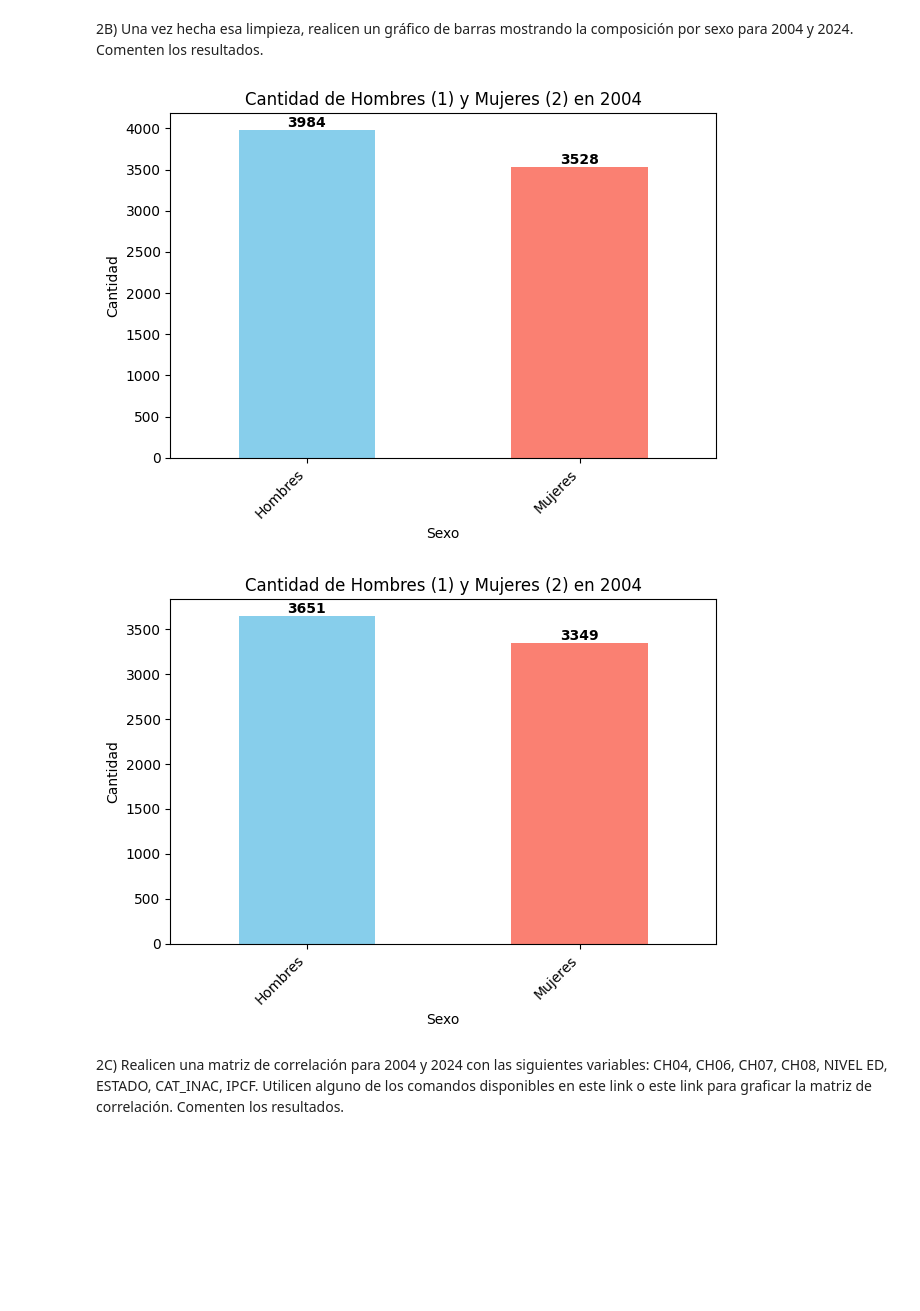
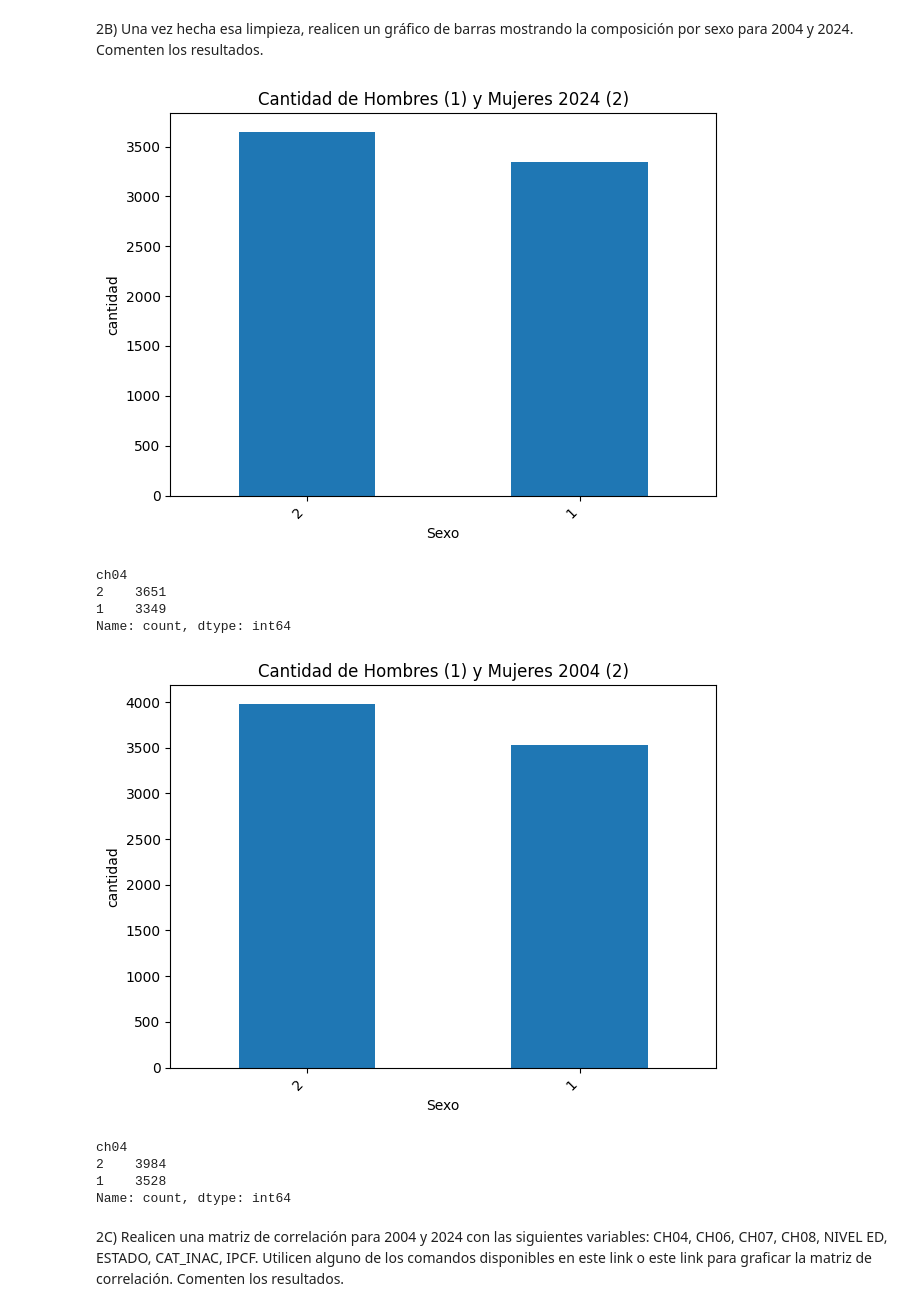
Before and after one commit to fstrejilevich/CC408-T2-5, a Jupyter notebook: TP3Cienciasterminado (2).ipynb, the cells around one changed output. Saved outputs shown, nothing was run; the diff lists cells and outputs as text; code cells hidden in the pictures; blank space fills up the shorter version.

```diff
--- a/TP3Cienciasterminado (1).ipynb
+++ b/TP3Cienciasterminado (2).ipynb
@@ -321,39 +321,37 @@ mostrando la composición por sexo para 2004 y 2024. Comenten
 los resultados.
 # %%
 
-ax = dfdatos2004['ch04'].value_counts().plot(kind='bar', color=['skyblue', 'salmon'])
+dfdatos2024['ch04'].value_counts().plot(kind='bar')
 
-plt.title('Cantidad de Hombres (1) y Mujeres (2) en 2004')
+plt.title('Cantidad de Hombres (1) y Mujeres 2024 (2)')
 plt.xlabel('Sexo')
-plt.ylabel('Cantidad')
-plt.xticks([0, 1], ['Hombres', 'Mujeres'], rotation=45, ha='right')  # Etiquetas personalizadas en el eje X
-
-for p in ax.patches:
-    ax.annotate(f'{int(p.get_height())}',
-                (p.get_x() + p.get_width() / 2, p.get_height()),
-                ha='center', va='bottom', color='black', fontweight='bold')
-
+plt.ylabel('cantidad')
+plt.xticks(rotation=45, ha='right')
 plt.tight_layout()
 plt.show()
+print(dfdatos2024['ch04'].value_counts())
 # %% [output]
-[figure, old version]
+[figure, new version]
+ch04
+2    3651
+1    3349
+Name: count, dtype: int64
 # %%
-ax = dfdatos2024['ch04'].value_counts().plot(kind='bar', color=['skyblue', 'salmon'])
+dfdatos2004['ch04'].value_counts().plot(kind='bar')
 
-plt.title('Cantidad de Hombres (1) y Mujeres (2) en 2004')
+plt.title('Cantidad de Hombres (1) y Mujeres 2004 (2)')
 plt.xlabel('Sexo')
-plt.ylabel('Cantidad')
-plt.xticks([0, 1], ['Hombres', 'Mujeres'], rotation=45, ha='right')  # Etiquetas personalizadas en el eje X
-
-for p in ax.patches:
-    ax.annotate(f'{int(p.get_height())}',
-                (p.get_x() + p.get_width() / 2, p.get_height()),
-                ha='center', va='bottom', color='black', fontweight='bold')
-
+plt.ylabel('cantidad')
+plt.xticks(rotation=45, ha='right')
 plt.tight_layout()
 plt.show()
+print(dfdatos2004['ch04'].value_counts())
 # %% [output]
-[figure, old version]
+[figure, new version]
+ch04
+2    3984
+1    3528
+Name: count, dtype: int64
 # %% [markdown]
 2C) Realicen una matriz de correlación para 2004 y 2024 con las
 siguientes variables: CH04, CH06, CH07, CH08, NIVEL ED,
```
